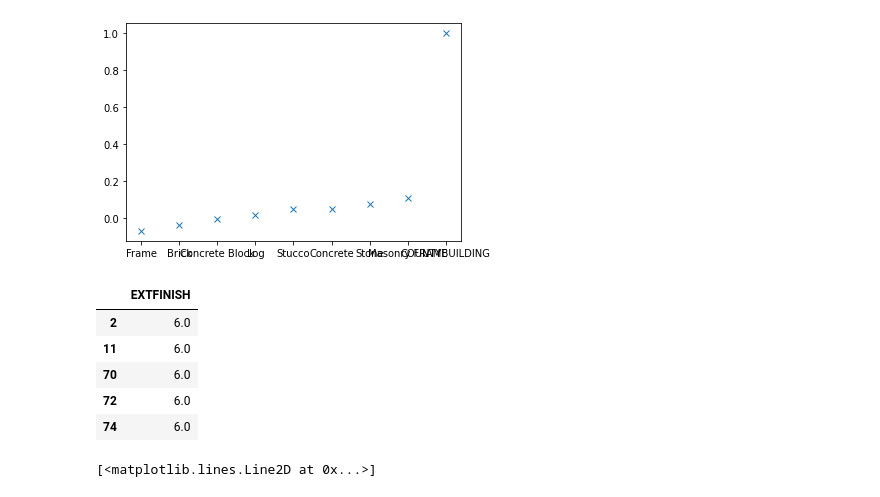
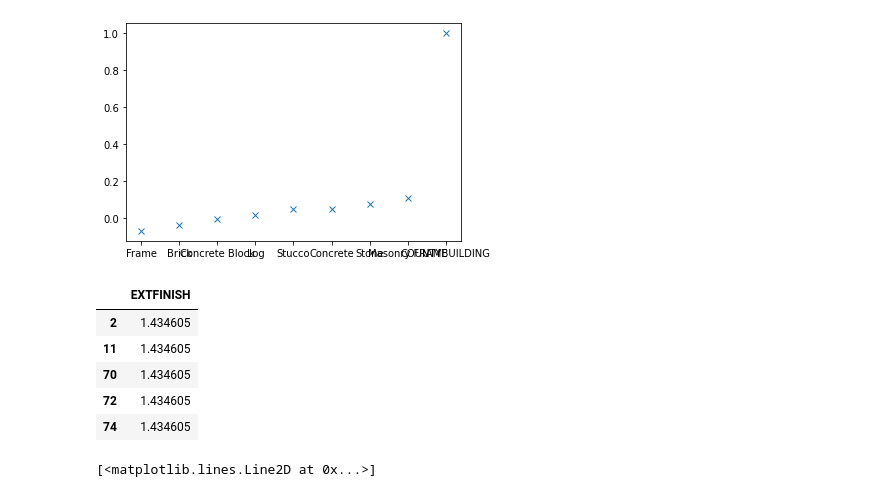
Before and after one commit to wonch002/Home-Value-Prediction, a Jupyter notebook: notebooks/ACPA_EDA_AND_CLEAN.ipynb, the cells around one changed output. Drawn from its saved outputs; the diff is of its cells as text; code cells hidden in the pictures.

```diff
--- a/notebooks/ACPA_EDA_AND_CLEAN.ipynb
+++ b/notebooks/ACPA_EDA_AND_CLEAN.ipynb
@@ -2471,9 +2535,9 @@ for i in range(len(temp_list)):
 
 temp_list = list()
 for i in range(len(Style_ord_df)):
-    temp_list.append(map_dict[attribute_df['STYLEDESC'].iloc[1]])
+    temp_list.append(map_dict[attribute_df['STYLEDESC'].iloc[i]])
 
-Style_ord_df = pd.DataFrame(temp_list,columns=['STYLE'],index=Style_ord_df.index)
+Style_ord_df = pd.DataFrame(preprocessing.scale(temp_list),columns=['STYLE'],index=Style_ord_df.index)
 Style_ord_df.head(5)
 # %% [output]
 |  | STYLE |
@@ -2497,9 +2561,9 @@ for i in range(len(temp_list)):
 
 temp_list = list()
 for i in range(len(Roof_ord_df)):
-    temp_list.append(map_dict[attribute_df['ROOFDESC'].iloc[1]])
+    temp_list.append(map_dict[attribute_df['ROOFDESC'].iloc[i]])
 
-Roof_ord_df = pd.DataFrame(temp_list,columns=['ROOF'],index=Roof_ord_df.index)
+Roof_ord_df = pd.DataFrame(preprocessing.scale(temp_list),columns=['ROOF'],index=Roof_ord_df.index)
 Roof_ord_df.head(5)
 # %% [output]
 |  | ROOF |
@@ -2517,23 +2581,23 @@ plt.plot(Extfin_ord_df.corr()['COUNTYBUILDING'].sort_values(),'x')
 # %%
 temp_list = Extfin_ord_df.corr()['COUNTYBUILDING'].sort_values().index
 
 map_dict = {}
 for i in range(len(temp_list)):
     map_dict[temp_list[i]] = float(i+1)
 
 temp_list = list()
 for i in range(len(Extfin_ord_df)):
-    temp_list.append(map_dict[attribute_df['EXTFINISH_DESC'].iloc[1]])
+    temp_list.append(map_dict[attribute_df['EXTFINISH_DESC'].iloc[i]])
 
-Extfin_ord_df = pd.DataFrame(temp_list,columns=['EXTFINISH'],index=Extfin_ord_df.index)
+Extfin_ord_df = pd.DataFrame(preprocessing.scale(temp_list),columns=['EXTFINISH'],index=Extfin_ord_df.index)
 Extfin_ord_df.head(5)
 # %% [output]
 |  | EXTFINISH |
-| 2 | 6.0 |
-| 11 | 6.0 |
-| 70 | 6.0 |
-| 72 | 6.0 |
-| 74 | 6.0 |
+| 2 | 1.434605 |
+| 11 | 1.434605 |
+| 70 | 1.434605 |
+| 72 | 1.434605 |
+| 74 | 1.434605 |
 # %%
 Basement_ord_df = pd.concat([Basement_att_df,attribute_df['COUNTYBUILDING']],axis=1)
 plt.plot(Basement_ord_df.corr()['COUNTYBUILDING'].sort_values(),'x')
```
Also changed, not shown: parts of 38 cells of this notebook, 1 other file.
